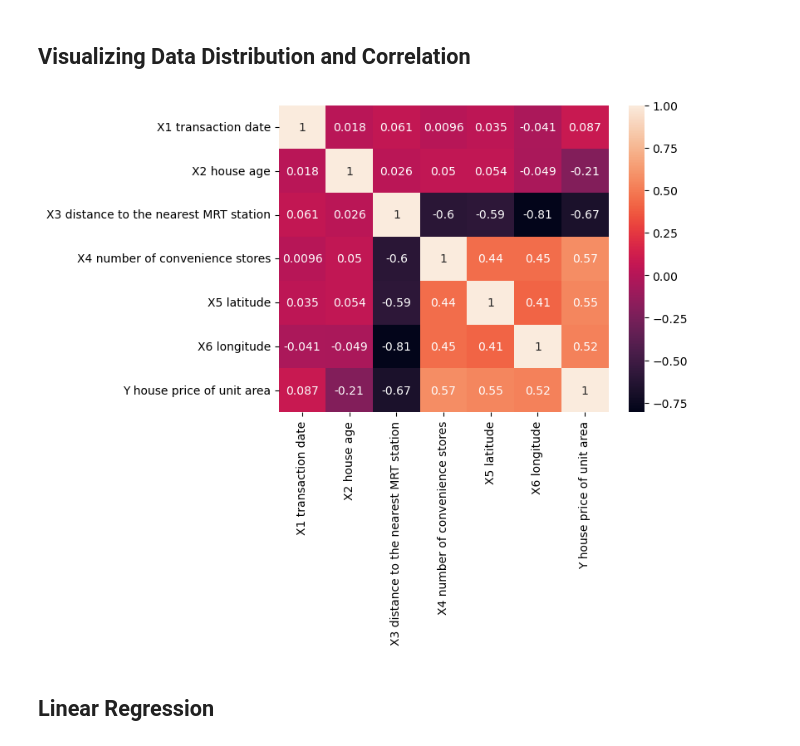
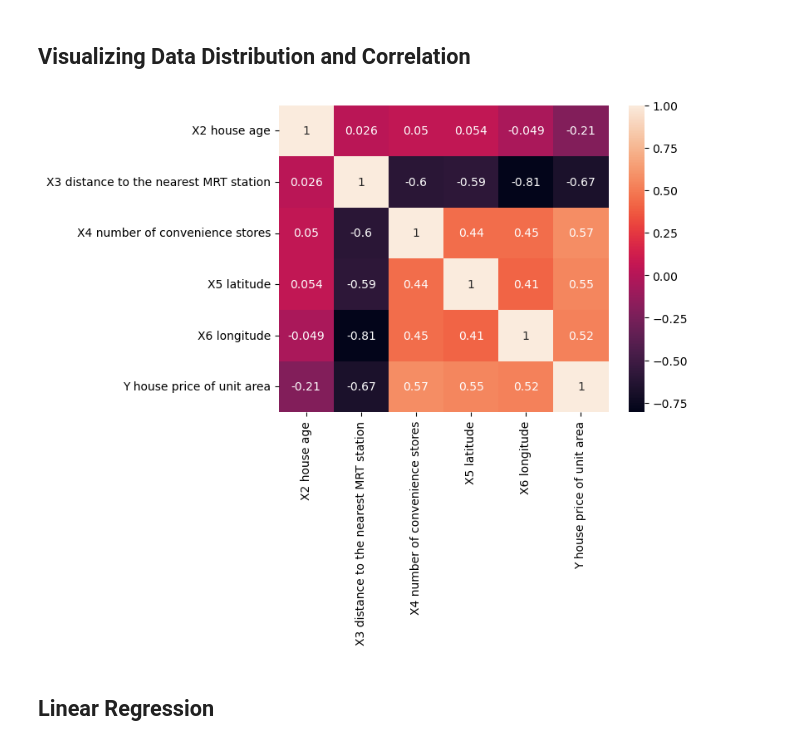
Before and after one commit to Abtinz/Machine-Learning-with-Python, a Jupyter notebook: DataMining/Regression/data-mining-p2-student.ipynb, the cells around one changed output. Saved outputs shown, nothing was run; the diff lists cells and outputs as text; code cells hidden in the pictures.

```diff
--- a/DataMining/Regression/data-mining-p2-student.ipynb
+++ b/DataMining/Regression/data-mining-p2-student.ipynb
@@ -86,6 +86,6 @@ final shape (414, 8)
 ## Droping Unnecessary Columns
 # %%
 y = df["Y house price of unit area"]
-df = df.drop(['No',"Y house price of unit area"],axis = 1)
+df = df.drop(['No',"X1 transaction date","Y house price of unit area"],axis = 1)
 df.describe()
 # %% [output]
@@ -125,12 +114,12 @@ xtrain_df.head(5)
 # %%
 import seaborn as sns
 
-df.insert(6 ,"Y house price of unit area", y)
+df.insert(5 ,"Y house price of unit area", y)
 corr_matrix = df.corr()
 sns.heatmap(corr_matrix, annot=True)
 plt.show()
 # %% [output]
-[figure, old version]
+[figure, new version]
 # %%
 def box_plot(data,title):
     plt.boxplot(data, patch_artist=True)
```
Also changed, not shown: parts of 10 cells of this notebook, 6 other files.
